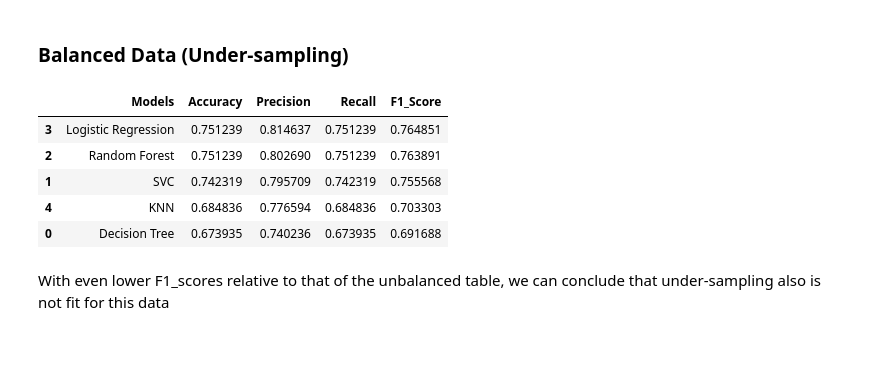
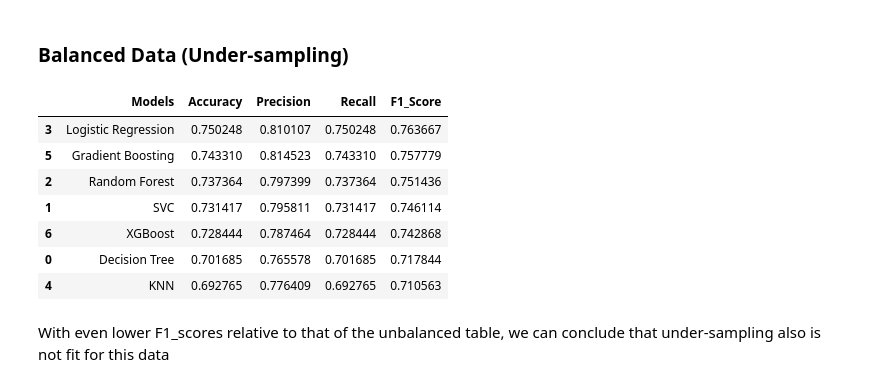
Before and after one commit to briansiaw5/Customer_Churn_ML_Prediction, a Jupyter notebook: main.ipynb, the cells around one changed output. Drawn from its saved outputs; the diff is of its cells as text; code cells hidden in the pictures; blank space fills up the shorter version.

```diff
--- a/main.ipynb
+++ b/main.ipynb
@@ -1389,7 +1398,9 @@ models = [
     ('SVC', SVC(random_state=42, probability=True)),
     ('Random Forest', RandomForestClassifier(random_state=42)),
     ('Logistic Regression', LogisticRegression(random_state=42)),
-    ('KNN', KNeighborsClassifier())
+    ('KNN', KNeighborsClassifier()),
+    ('Gradient Boosting', GradientBoostingClassifier(random_state=42)),
+    ('XGBoost', XGBClassifier(random_state=42))
 ]
 
 # Initialize an empty DataFrame to store the evaluation metrics
@@ -1500,52 +1570,54 @@ With comparatively lower F1_scores to that of the unbalanced table, it is obviou
 ### Balanced Data (Under-sampling)
 # %%
 # Initialize an empty DataFrame to store the evaluation metrics
-balanced_table = pd.DataFrame(columns=['Models', 'Accuracy', 'Precision', 'Recall', 'F1_Score'])
+balanced_table_us = pd.DataFrame(columns=['Models', 'Accuracy', 'Precision', 'Recall', 'F1_Score'])
 
 # Initialize an empty dictionary to store the pipelines
-balanced_pipeline = {}
+balanced_pipeline_us = {}
 
 # Loop through each model and evaluate
 for model_name, classifier in models:
     # Create a pipeline with preprocessing and the classifier
     pipeline = imbPipeline(steps=[
         ('preprocessor', preprocessor),
         ('under-sampler', RandomUnderSampler()),
         ('classifier', classifier)
     ])
 
     # Fit the pipeline on the training data
     pipeline.fit(x_train, y_train_encoded)
 
     # Predict on the evaluation data
     y_pred = pipeline.predict(x_eval)
 
     # Get classification report as a dictionary
-    balanced_metrics = classification_report(y_eval_encoded, y_pred, output_dict=True)
+    balanced_metrics_us = classification_report(y_eval_encoded, y_pred, output_dict=True)
 
     # Extract required metrics
-    accuracy = balanced_metrics['accuracy']
-    precision = balanced_metrics['weighted avg']['precision']
-    recall = balanced_metrics['weighted avg']['recall']
-    f1 = balanced_metrics['weighted avg']['f1-score']
+    accuracy = balanced_metrics_us['accuracy']
+    precision = balanced_metrics_us['weighted avg']['precision']
+    recall = balanced_metrics_us['weighted avg']['recall']
+    f1 = balanced_metrics_us['weighted avg']['f1-score']
 
     # Append metrics to the DataFrame
-    balanced_table.loc[len(balanced_table)] = [model_name, accuracy, precision, recall, f1]
+    balanced_table_us.loc[len(balanced_table_us)] = [model_name, accuracy, precision, recall, f1]
 
     # Store the pipeline in the dictionary
-    balanced_pipeline[model_name] = pipeline
+    balanced_pipeline_us[model_name] = pipeline
 
 # Sort the DataFrame by F1_Score in descending order
-balanced_table.sort_values(by="F1_Score", ascending=False, inplace=True)
+balanced_table_us.sort_values(by="F1_Score", ascending=False, inplace=True)
 
 # Display the sorted DataFrame
-balanced_table
+balanced_table_us
 # %% [output]
 |  | Models | Accuracy | Precision | Recall | F1_Score |
-| 3 | Logistic Regression | 0.751239 | 0.814637 | 0.751239 | 0.764851 |
-| 2 | Random Forest | 0.751239 | 0.802690 | 0.751239 | 0.763891 |
-| 1 | SVC | 0.742319 | 0.795709 | 0.742319 | 0.755568 |
-| 4 | KNN | 0.684836 | 0.776594 | 0.684836 | 0.703303 |
-| 0 | Decision Tree | 0.673935 | 0.740236 | 0.673935 | 0.691688 |
+| 3 | Logistic Regression | 0.750248 | 0.810107 | 0.750248 | 0.763667 |
+| 5 | Gradient Boosting | 0.743310 | 0.814523 | 0.743310 | 0.757779 |
+| 2 | Random Forest | 0.737364 | 0.797399 | 0.737364 | 0.751436 |
+| 1 | SVC | 0.731417 | 0.795811 | 0.731417 | 0.746114 |
+| 6 | XGBoost | 0.728444 | 0.787464 | 0.728444 | 0.742868 |
+| 0 | Decision Tree | 0.701685 | 0.765578 | 0.701685 | 0.717844 |
+| 4 | KNN | 0.692765 | 0.776409 | 0.692765 | 0.710563 |
 # %% [markdown]
 With even lower F1_scores relative to that of the unbalanced table, we can conclude that under-sampling also is not fit for this data
```
Also changed, not shown: parts of 15 cells of this notebook.
